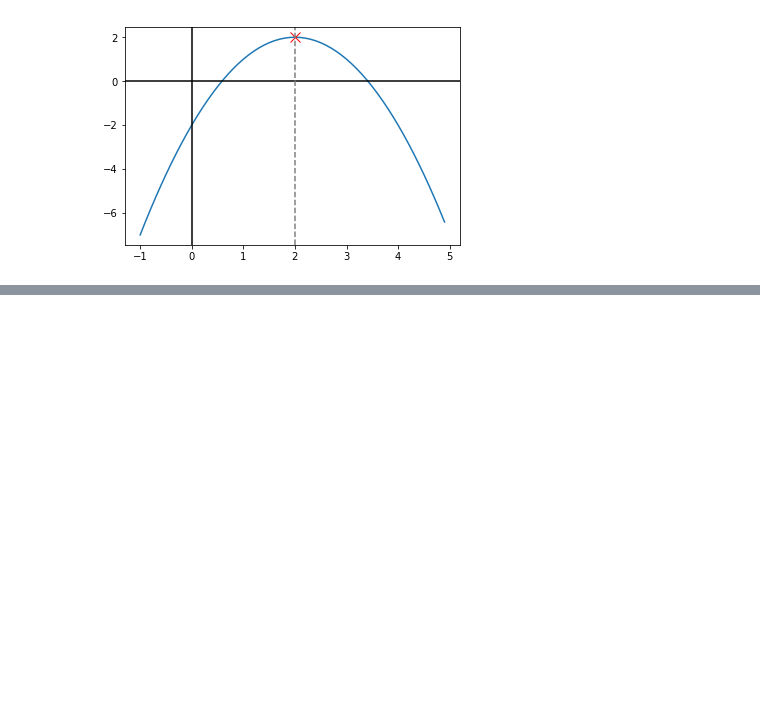
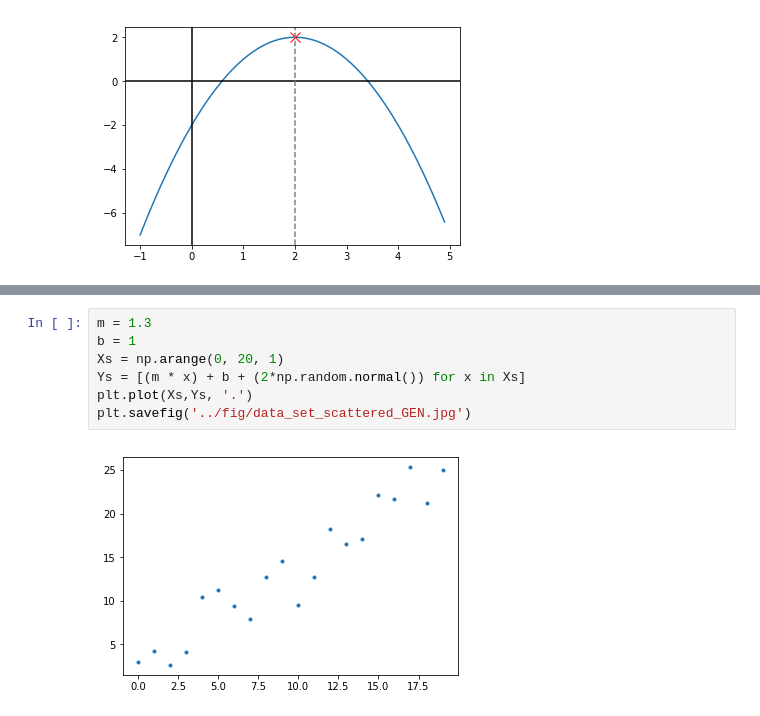
Before and after one commit to willdeuschle/Machine-Learning-the-Fundamentals, a Jupyter notebook: LinearRegression/code/LinearRegressionGraphs.ipynb, the cells around one changed output, grey strips where cells are left out. Drawn from its saved outputs; the diff is of its cells as text; blank space fills up the shorter version.

```diff
--- a/LinearRegression/code/LinearRegressionGraphs.ipynb
+++ b/LinearRegression/code/LinearRegressionGraphs.ipynb
@@ -29,0 +55,9 @@ plt.savefig('../fig/deriv_at_2_GEN.jpg')
+# %%
+m = 1.3
+b = 1
+Xs = np.arange(0, 20, 1)
+Ys = [(m * x) + b + (2*np.random.normal()) for x in Xs]
+plt.plot(Xs,Ys, '.')
+plt.savefig('../fig/data_set_scattered_GEN.jpg')
+# %% [output]
+[figure, added]
```
Also changed, not shown: parts of 10 cells of this notebook, 13 other files.
